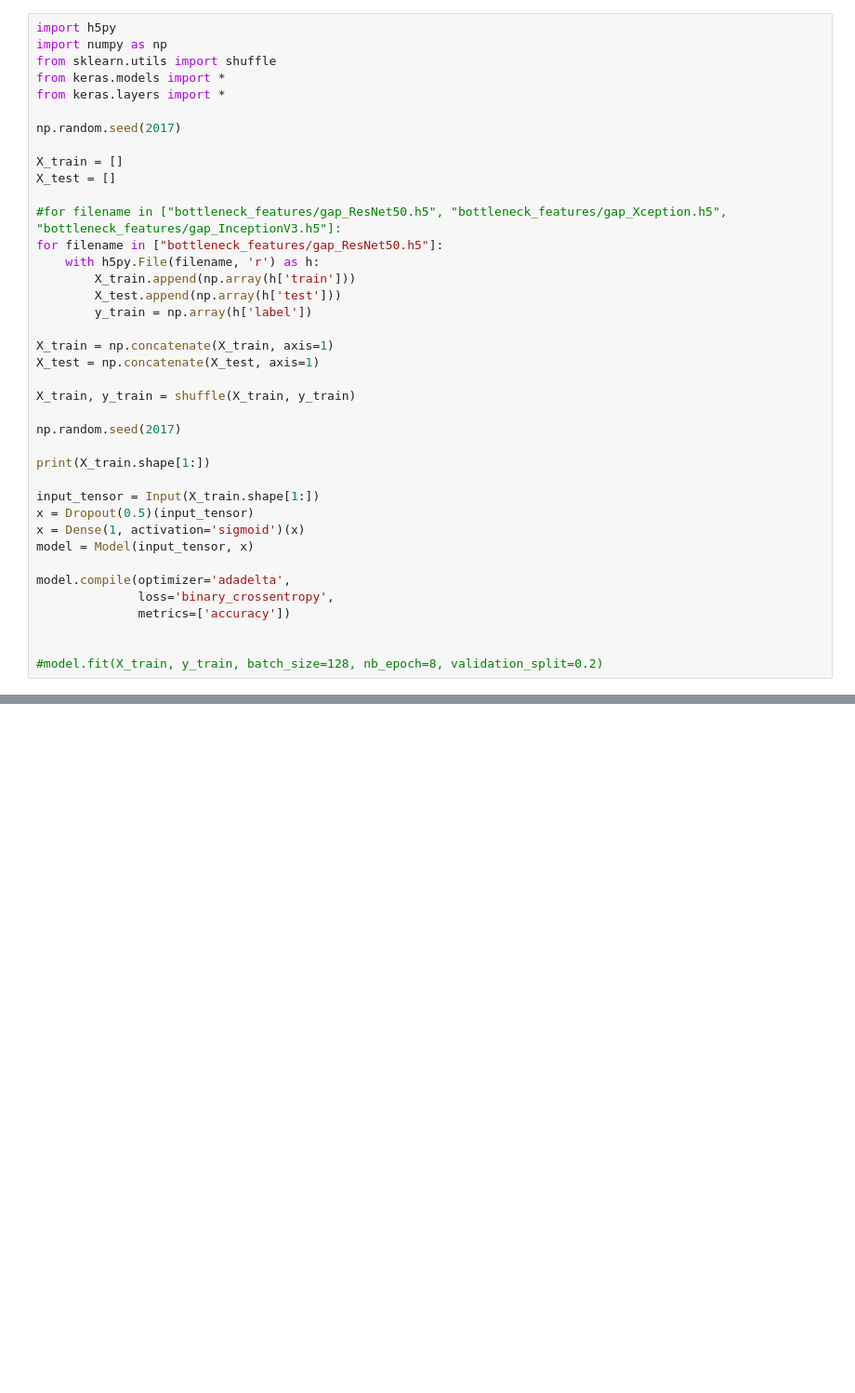
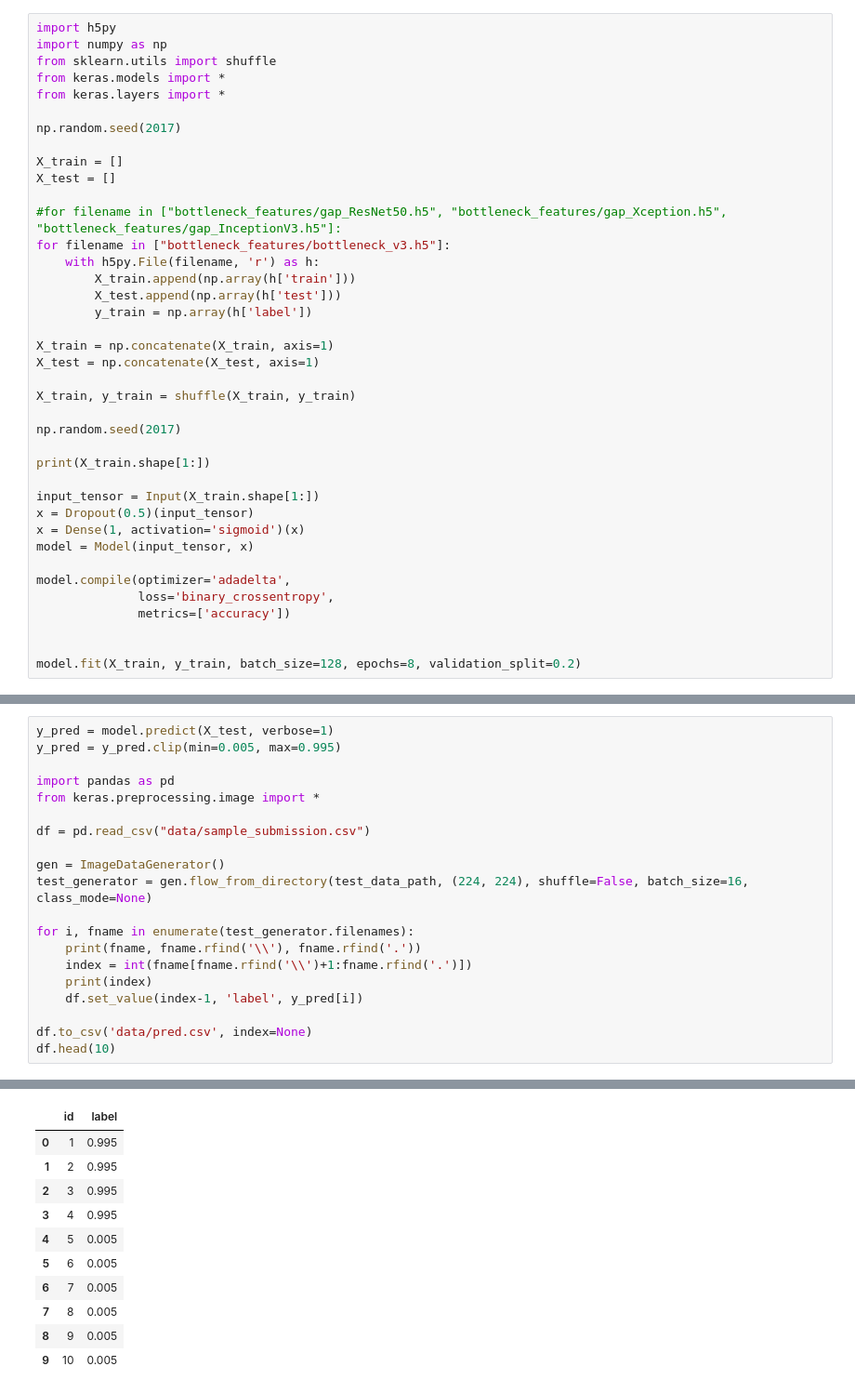
Before and after one commit to Qucy/UdacityMachineLearning, a Jupyter notebook: dog_vs_cat/dog_vs_cat_example.ipynb, the cells around one changed output, grey strips where cells are left out. Shown at 93% size. Cells and saved outputs as stored; diff of their text form; blank space fills up the shorter version.

```diff
--- a/dog_vs_cat/dog_vs_cat_example.ipynb
+++ b/dog_vs_cat/dog_vs_cat_example.ipynb
@@ -50,7 +47,7 @@ X_train = []
 X_test = []
 
 #for filename in ["bottleneck_features/gap_ResNet50.h5", "bottleneck_features/gap_Xception.h5", "bottleneck_features/gap_InceptionV3.h5"]:
-for filename in ["bottleneck_features/gap_ResNet50.h5"]:
+for filename in ["bottleneck_features/bottleneck_v3.h5"]:
     with h5py.File(filename, 'r') as h:
         X_train.append(np.array(h['train']))
         X_test.append(np.array(h['test']))
@@ -75,5 +72,5 @@ model.compile(optimizer='adadelta',
               metrics=['accuracy'])
 
 
-#model.fit(X_train, y_train, batch_size=128, nb_epoch=8, validation_split=0.2)
+model.fit(X_train, y_train, batch_size=128, epochs=8, validation_split=0.2)
 # %% [output]
@@ -82,0 +97,21 @@ model.predict()
+# %%
+y_pred = model.predict(X_test, verbose=1)
+y_pred = y_pred.clip(min=0.005, max=0.995)
+
+import pandas as pd
+from keras.preprocessing.image import *
+
+df = pd.read_csv("data/sample_submission.csv")
+
+gen = ImageDataGenerator()
+test_generator = gen.flow_from_directory(test_data_path, (224, 224), shuffle=False, batch_size=16, class_mode=None)
+
+for i, fname in enumerate(test_generator.filenames):
+    print(fname, fname.rfind('\\'), fname.rfind('.'))
+    index = int(fname[fname.rfind('\\')+1:fname.rfind('.')])
+    print(index)
+    df.set_value(index-1, 'label', y_pred[i])
+
+df.to_csv('data/pred.csv', index=None)
+df.head(10)
+# %% [output]
@@ -82,0 +152,11 @@ model.predict()
+|  | id | label |
+| 0 | 1 | 0.995 |
+| 1 | 2 | 0.995 |
+| 2 | 3 | 0.995 |
+| 3 | 4 | 0.995 |
+| 4 | 5 | 0.005 |
+| 5 | 6 | 0.005 |
+| 6 | 7 | 0.005 |
+| 7 | 8 | 0.005 |
+| 8 | 9 | 0.005 |
+| 9 | 10 | 0.005 |
```
Also changed, not shown: parts of 4 cells of this notebook, 1 other file.
